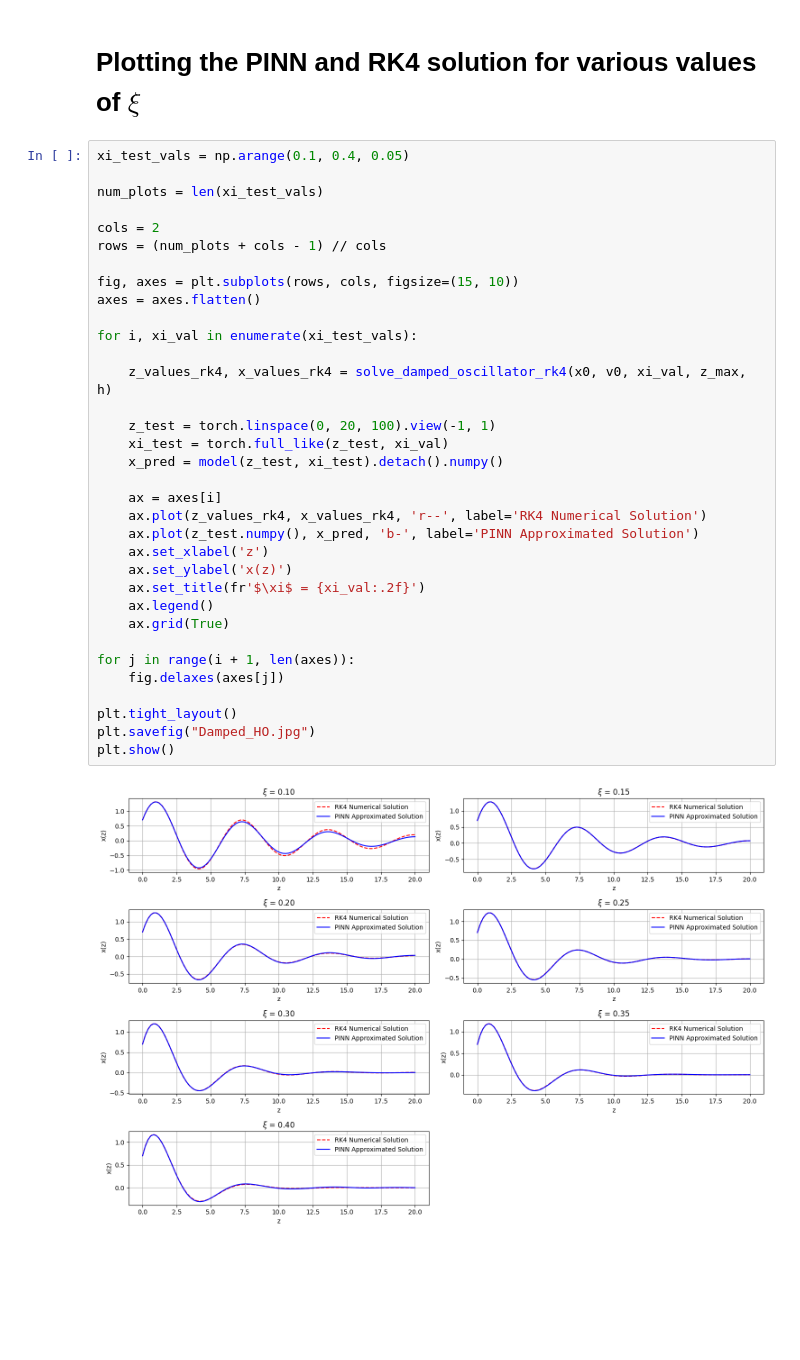
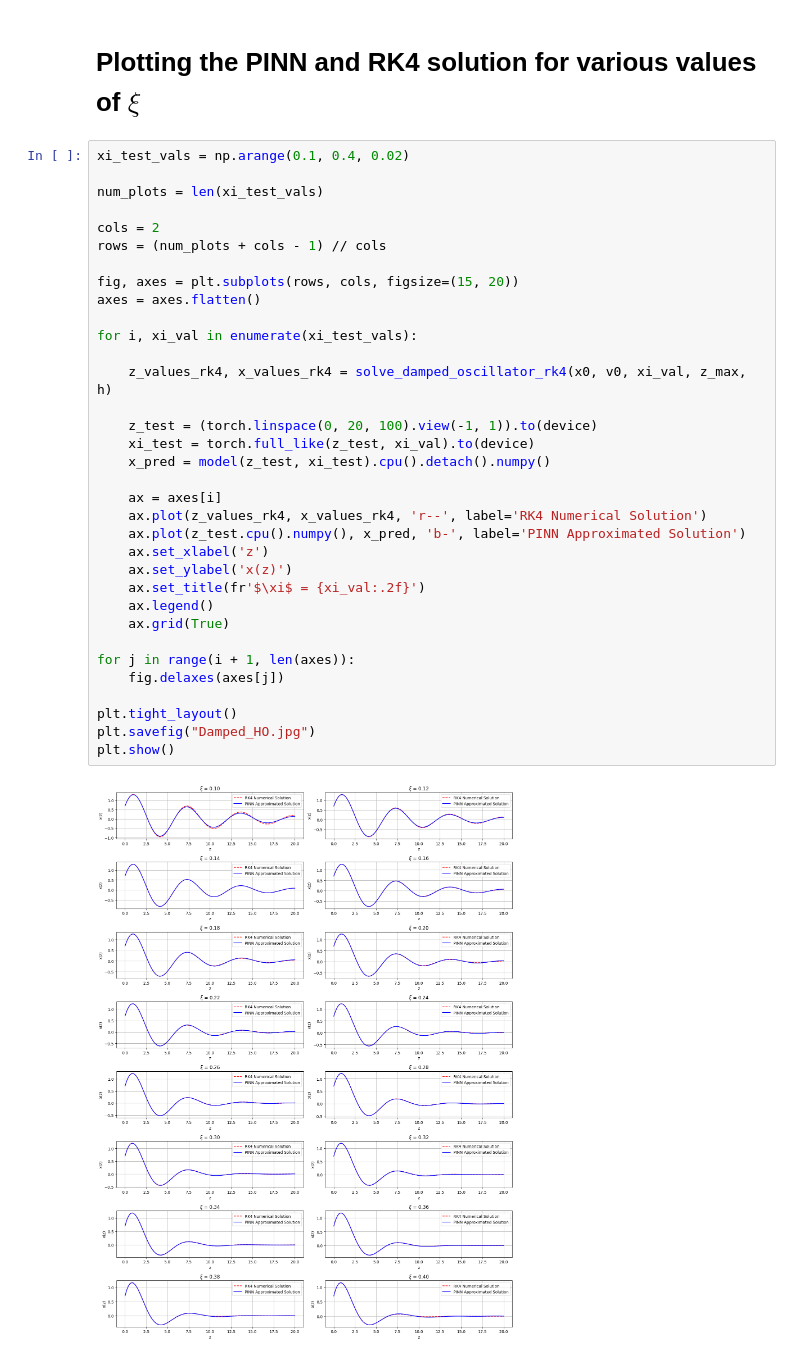
Before and after one commit to AfrozSaqlain/GSoC, a Jupyter notebook: GENIE/Physics-Informed-Neural-Network-Diffusion-Equation/PINN_Damped_HO.ipynb, the cells around one changed output. Saved outputs shown, nothing was run; the diff lists cells and outputs as text; blank space fills up the shorter version.

```diff
--- a/GENIE/Physics-Informed-Neural-Network-Diffusion-Equation/PINN_Damped_HO.ipynb
+++ b/GENIE/Physics-Informed-Neural-Network-Diffusion-Equation/PINN_Damped_HO.ipynb
@@ -188,38 +191,38 @@ z_max, h = 20, 0.05
 # %% [markdown]
 # Plotting the PINN and RK4 solution for various values of $\xi$
 # %%
-xi_test_vals = np.arange(0.1, 0.4, 0.05)
+xi_test_vals = np.arange(0.1, 0.4, 0.02)
 
 num_plots = len(xi_test_vals)
 
 cols = 2
 rows = (num_plots + cols - 1) // cols
 
-fig, axes = plt.subplots(rows, cols, figsize=(15, 10))
+fig, axes = plt.subplots(rows, cols, figsize=(15, 20))
 axes = axes.flatten()
 
 for i, xi_val in enumerate(xi_test_vals):
 
     z_values_rk4, x_values_rk4 = solve_damped_oscillator_rk4(x0, v0, xi_val, z_max, h)
 
-    z_test = torch.linspace(0, 20, 100).view(-1, 1)
-    xi_test = torch.full_like(z_test, xi_val)
-    x_pred = model(z_test, xi_test).detach().numpy()
+    z_test = (torch.linspace(0, 20, 100).view(-1, 1)).to(device)
+    xi_test = torch.full_like(z_test, xi_val).to(device)
+    x_pred = model(z_test, xi_test).cpu().detach().numpy()
 
     ax = axes[i]
     ax.plot(z_values_rk4, x_values_rk4, 'r--', label='RK4 Numerical Solution')
-    ax.plot(z_test.numpy(), x_pred, 'b-', label='PINN Approximated Solution')
+    ax.plot(z_test.cpu().numpy(), x_pred, 'b-', label='PINN Approximated Solution')
     ax.set_xlabel('z')
     ax.set_ylabel('x(z)')
     ax.set_title(fr'$\xi$ = {xi_val:.2f}')
     ax.legend()
     ax.grid(True)
 
 for j in range(i + 1, len(axes)):
     fig.delaxes(axes[j])
 
 plt.tight_layout()
 plt.savefig("Damped_HO.jpg")
 plt.show()
 # %% [output]
-[figure, old version]
+[figure, new version]
```
Also changed, not shown: parts of 6 cells of this notebook.
